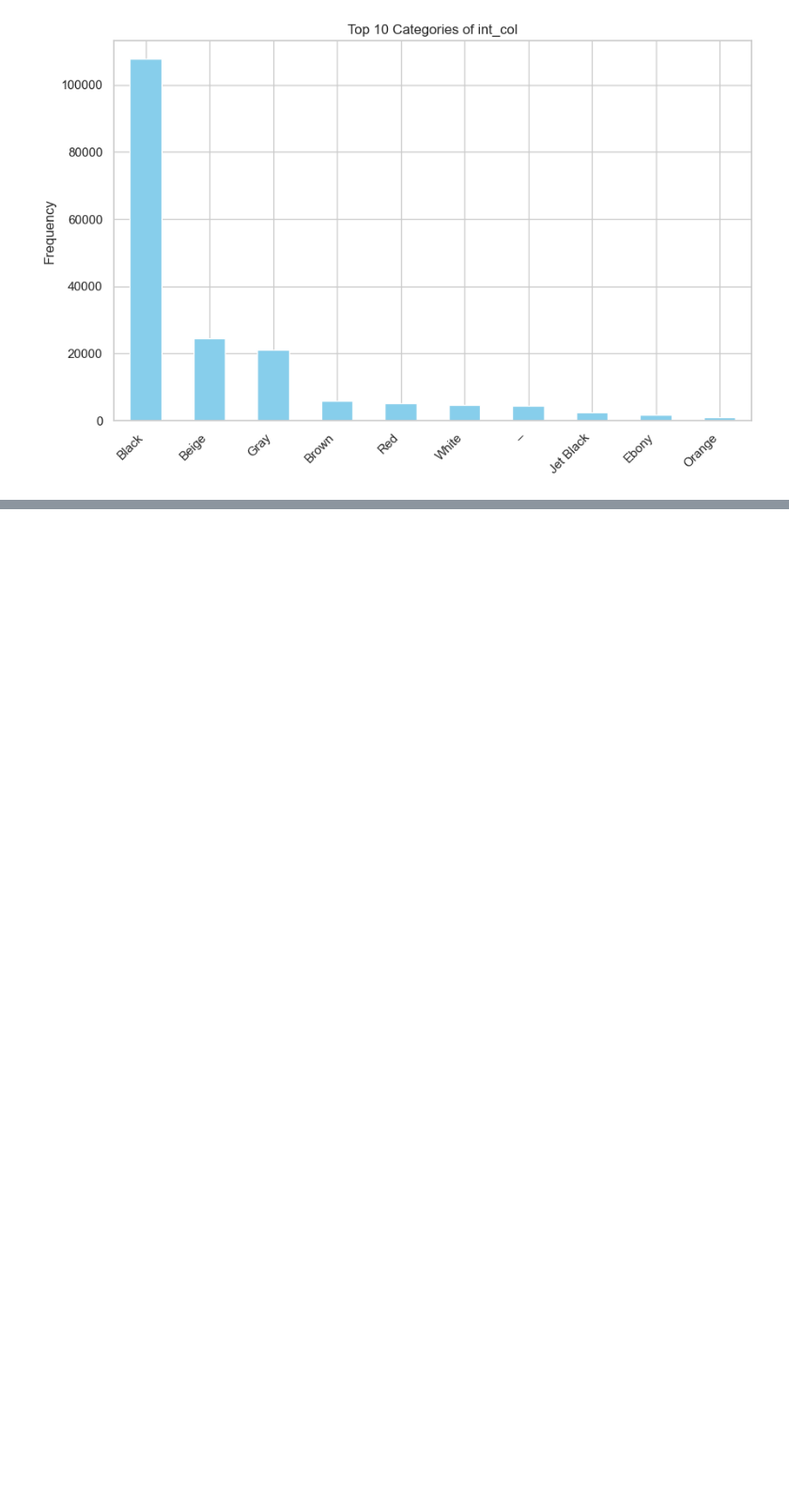
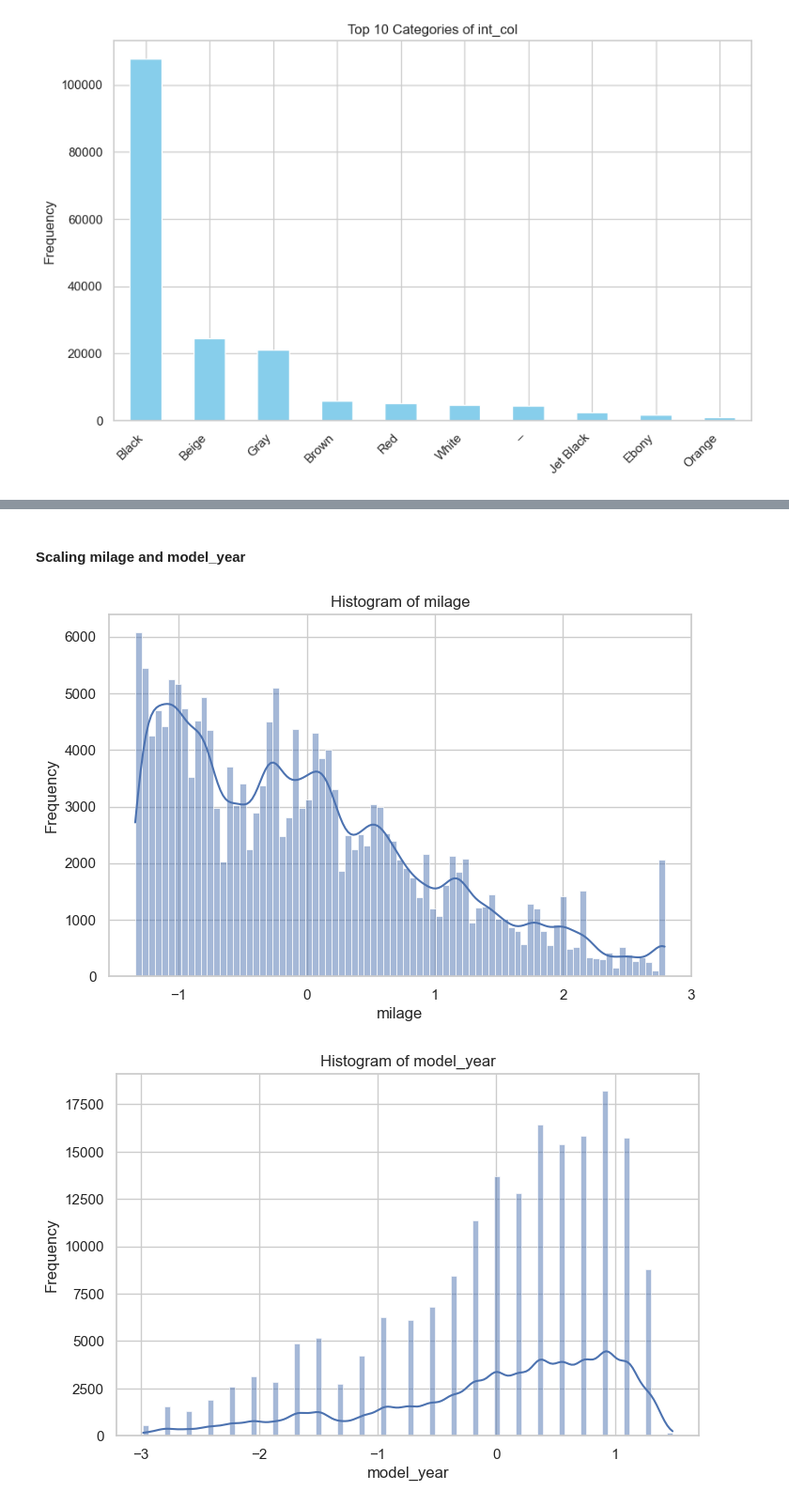
Before and after one commit to dimakazlouski/Used-Car-Prices-Regression, a Jupyter notebook: notebook.ipynb, the cells around one changed output, grey strips where cells are left out. Shown at 94% size. Cells and saved outputs as stored; diff of their text form; code cells hidden in the pictures; blank space fills up the shorter version.

```diff
--- a/notebook.ipynb
+++ b/notebook.ipynb
@@ -270,0 +468,24 @@ plt.show()
+# %% [markdown]
+#### Scaling milage and model_year
+# %%
+scaled_data = no_outlier_data.copy()
+# %%
+from sklearn.preprocessing import StandardScaler
+
+# Initialize the scaler
+scaler = StandardScaler()
+
+# Apply the scaler to 'milage' and 'model_year'
+scaled_data[['milage', 'model_year']] = scaler.fit_transform(scaled_data[['milage', 'model_year']])
+
+# Taking a look at milage and model_year after removing outliers
+for feature in numerical_features:
+    plt.figure(figsize=(8, 5))
+    sns.histplot(scaled_data[feature], kde=True)
+    plt.title(f'Histogram of {feature}')
+    plt.xlabel(feature)
+    plt.ylabel('Frequency')
+    plt.show()
+# %% [output]
+[figure, added]
+[figure, added]
```
Also changed, not shown: parts of 35 cells of this notebook.
